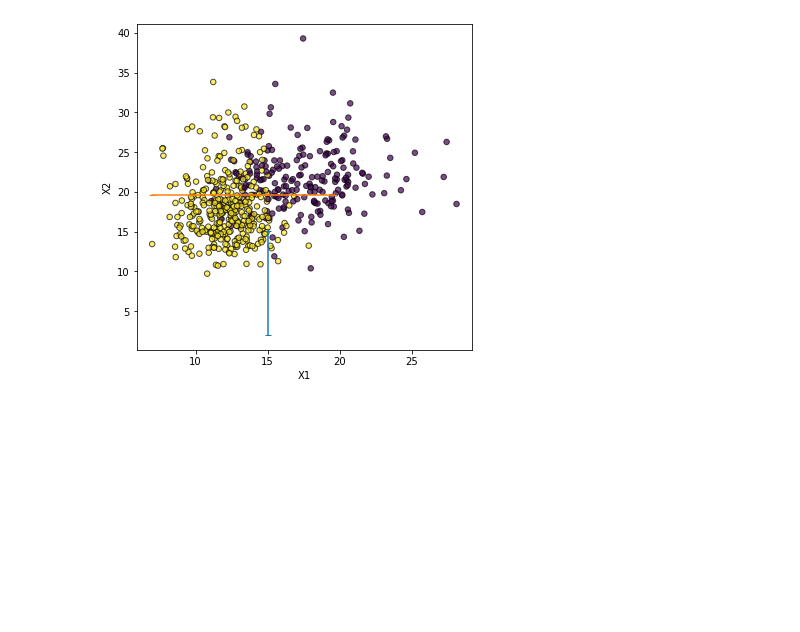
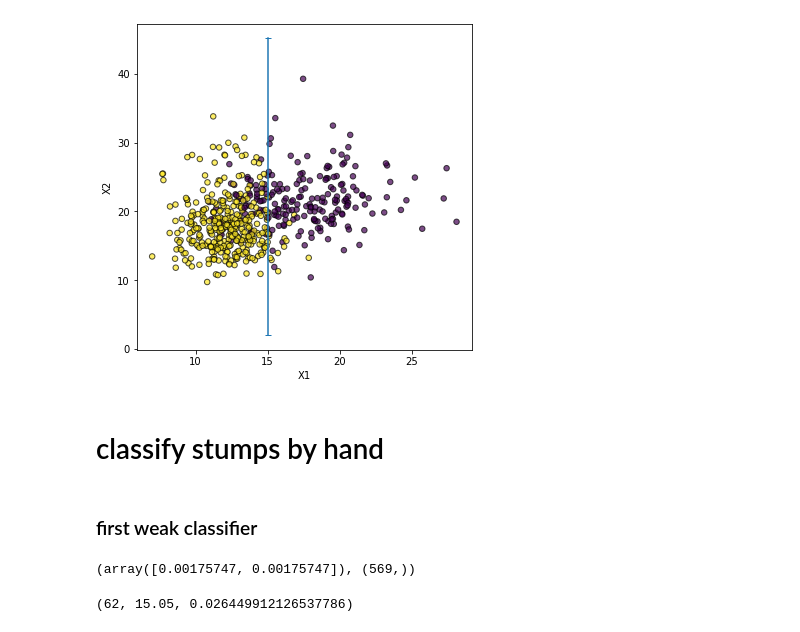
Before and after one commit to goshulina/studying-ml, a Jupyter notebook: Adaboost.ipynb, the cells around one changed output. Cells and saved outputs as stored; diff of their text form; code cells hidden in the pictures; blank space fills up the shorter version.

```diff
--- a/Adaboost.ipynb
+++ b/Adaboost.ipynb
@@ -1,24 +7,8 @@
 # %%
 from sklearn.datasets import load_breast_cancer
+# from sklearn.datasets import load_wine
 data = load_breast_cancer()
-top = 100
-X = data.data[:, :2]
-y = data.target
+# top = 130
+top = 99999
+X = data.data[:top, :2]
+y = data.target[:top]
-# %%
-from sklearn.metrics import confusion_matrix
-from sklearn.metrics import f1_score, accuracy_score
-import numpy as np
-m = confusion_matrix(y_true, y_pred)
-new_m = []
-l = []
-print(m)
-for i in m:
-    s = sum(i)
-    for ii in i:
-        l.append(round(ii / s * 100))
-    new_m.append(l)
-    l = []
-print(np.array(new_m))
-
-print(f1_score(y_true, y_pred, average='macro'))
-print(accuracy_score(y_true, y_pred))
@@ -110,26 +123,37 @@ ValueError: operands could not be broadcast together with shapes (3,) (569,2)
 # %%
 import matplotlib.pyplot as plt
 import numpy as np
 
 # x1 = (np.ones(X.shape) / X.shape[0] * X)[:,0]
 # x2 = (np.ones(X.shape) / X.shape[0] * X)[:,1]
 x1 = X[:,0]
 x2 = X[:,1]
 z = y
 
 fig = plt.figure(figsize=(6, 6))
 plt.scatter(x1, x2,
            linewidths=1, alpha=.7,
            edgecolor='k',
            s = 30,
            c=z)
 
 line1 = 15.05 # / X.shape[0]
-line2 = 19.62 # / X.shape[0]
-plt.plot([line1, line1], [2, line1], marker = '_') # /X.shape[0]
-plt.plot([line2, 7], [line2, line2], marker = '_') # /X.shape[0]
+# line2 = 19.62 # / X.shape[0]
+plt.plot([line1, line1], [2, line1*3], marker = '_') # /X.shape[0]
+# plt.plot([line2, 7], [line2, line2], marker = '_') # /X.shape[0]
 plt.xlabel("X1")
 plt.ylabel("X2")
 plt.show()
 # %% [output]
-[figure, old version]
+[figure, new version]
+# %% [markdown]
+# classify stumps by hand
+# %% [markdown]
+### first weak classifier
+# %%
+clf1 = DecisionStump()
+clf2 = DecisionStump()
+weights = np.ones(X.shape) / X.shape[0]
+weights[0,:], y.shape
+# %% [output]
+(array([0.00175747, 0.00175747]), (569,))
@@ -135,0 +163,4 @@ plt.show()
+# %%
+clf1.missclassified, clf1.threshold, clf1.threshold_w
+# %% [output]
+(62, 15.05, 0.026449912126537786)
```
Also changed, not shown: parts of 39 cells of this notebook.
